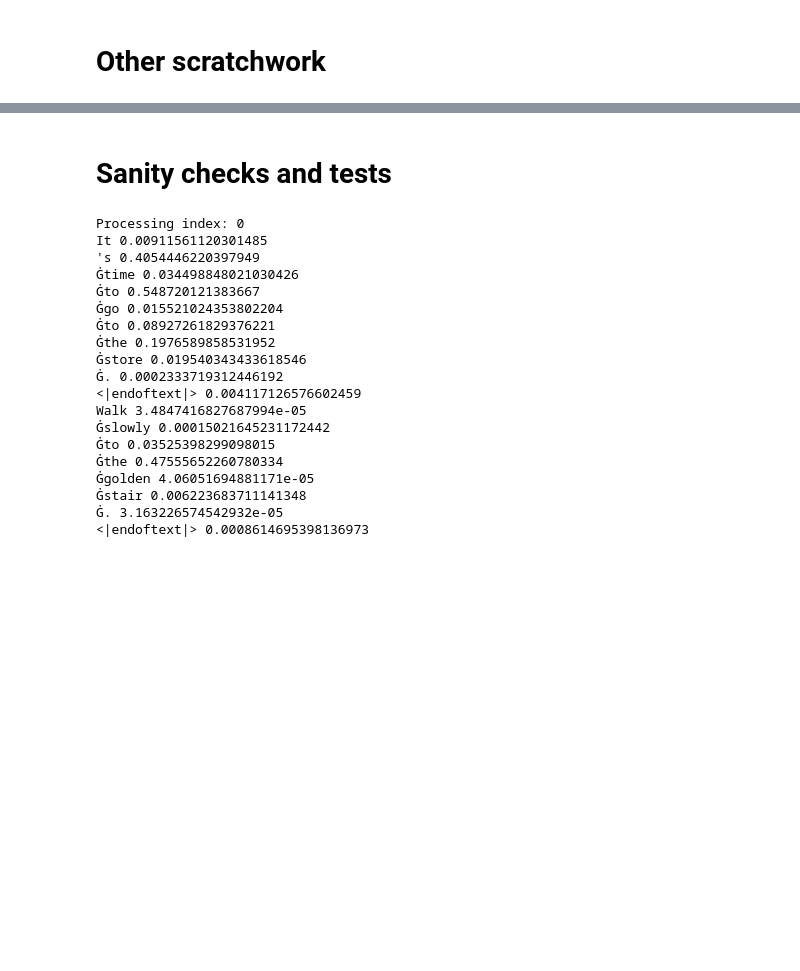
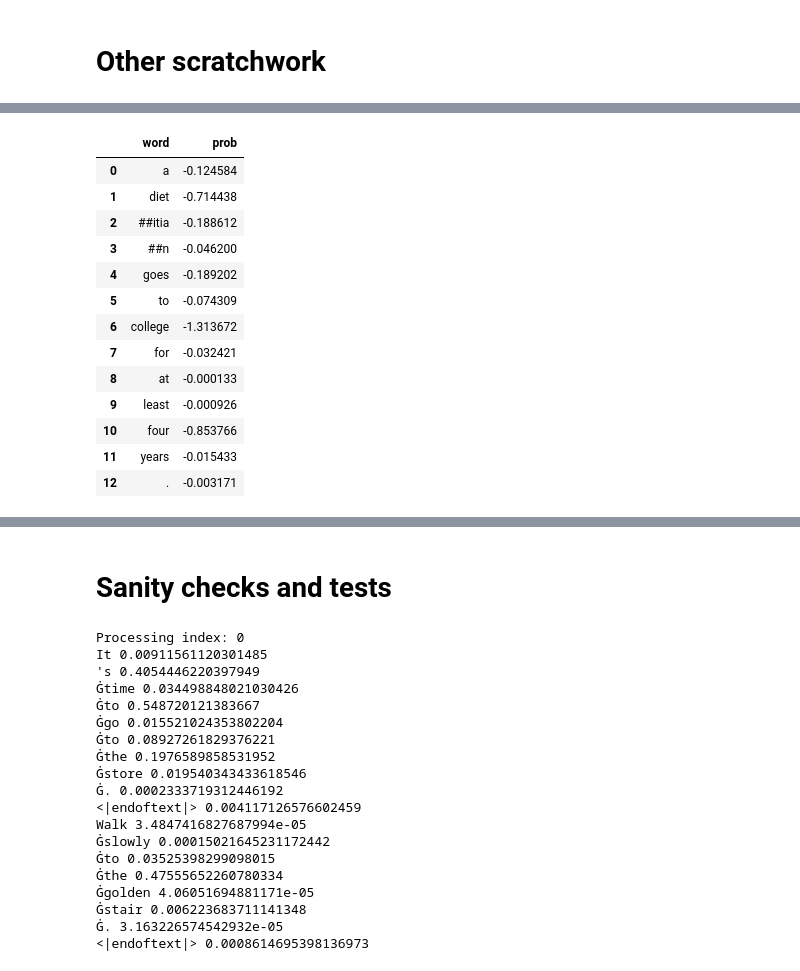
Before and after one commit to smeylan/telephone-analysis-public, a Jupyter notebook: model_development.ipynb, the cells around one changed output, grey strips where cells are left out. Drawn from its saved outputs; the diff is of its cells as text; code cells hidden in the pictures; blank space fills up the shorter version.

```diff
--- a/model_development.ipynb
+++ b/model_development.ipynb
@@ -11,9 +35,8 @@ from new_models import prep_probs
 RESULTS_FOLDER = './intermediate_results/new_models_probs'
 
 temp_results = {}
-for model_name in ['bart']:#'gpt2_normal', 'gpt2_medium', 'bert', 'bart']:
+for model_name in ['gpt2_normal', 'gpt2_medium', 'bert', 'bart']:
     print(model_name)
     temp_results[model_name] = prep_probs.load_word_scores(model_name, RESULTS_FOLDER)
-    #sentence_score = prep_probs.load_sentence_scores(model_name, RESULTS_FOLDER)
     print(f'For model: {model_name}, length: {len(temp_results[model_name])}')
 # %% [output]
@@ -20,2 +49,4 @@ for model_name in ['bart']:#'gpt2_normal', 'gpt2_medium', 'bert', 'bart']:
 bart
 KeyboardInterrupt:
+# %%
+temp_results['bart'] = prep_probs.load_word_scores('bart', RESULTS_FOLDER)
@@ -21,0 +248,17 @@ KeyboardInterrupt:
+# %%
+temp_results['bert'][18]
+# %% [output]
+|  | word | prob |
+| 0 | a | -0.124584 |
+| 1 | diet | -0.714438 |
+| 2 | ##itia | -0.188612 |
+| 3 | ##n | -0.046200 |
+| 4 | goes | -0.189202 |
+| 5 | to | -0.074309 |
+| 6 | college | -1.313672 |
+| 7 | for | -0.032421 |
+| 8 | at | -0.000133 |
+| 9 | least | -0.000926 |
+| 10 | four | -0.853766 |
+| 11 | years | -0.015433 |
+| 12 | . | -0.003171 |
```
Also changed, not shown: parts of 21 cells of this notebook, 2 other files.
